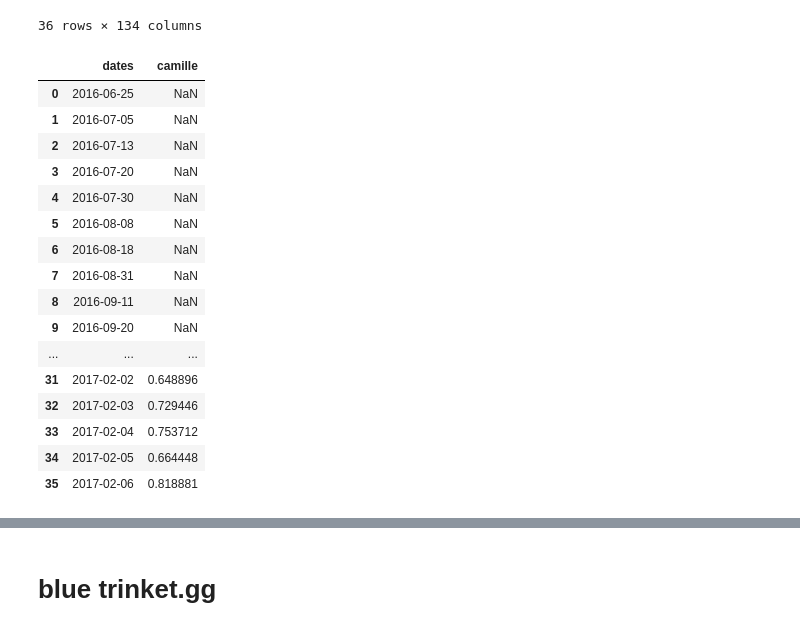
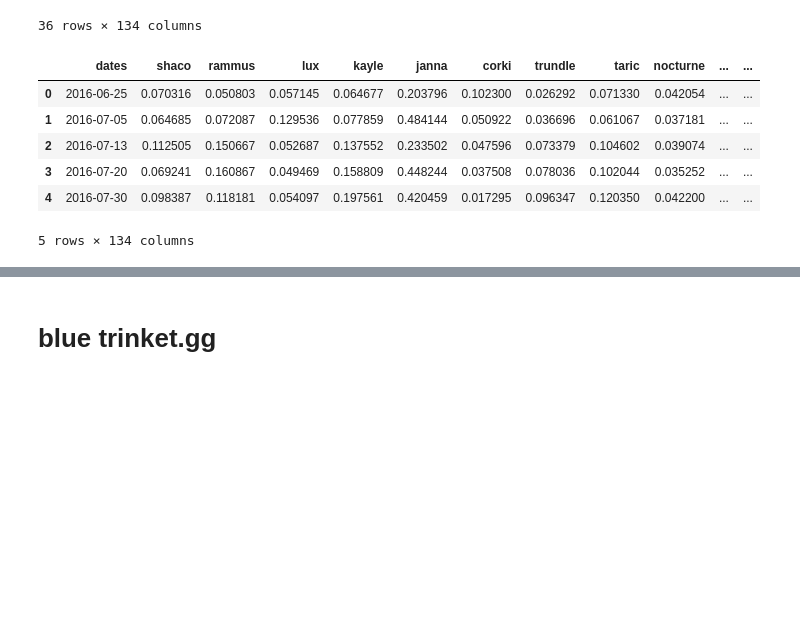
Before and after one commit to joseph-jnl/insight, a Jupyter notebook: flask_scrape.ipynb, the cells around one changed output, grey strips where cells are left out. Saved outputs shown, nothing was run; the diff lists cells and outputs as text; code cells hidden in the pictures; blank space fills up the shorter version.

```diff
--- a/flask_scrape.ipynb
+++ b/flask_scrape.ipynb
@@ -522,28 +522,18 @@ data.to_csv('lolcurrent_buff_probs.csv', index=False)
 
 # champ_names.to_csv('champcommas.csv', line_terminator="',\n'", index=False)
 # %%
-import pandas as pd
+# import pandas as pd
 
-champ = 'camille'
-nerfs = pd.read_csv('./flasklol/app/static/data/graph_nerfs_all.csv')
-dfn = nerfs[['dates', champ]]
-# df.to_csv('./flasklol/app/static/data/nerfb.csv',index=False)
-dfn
+# champ = 'camille'
+# nerfs = pd.read_csv('./flasklol/app/static/data/graph_nerfs_all.csv')
+# dfn = nerfs[['dates', champ]]
+# # df.to_csv('./flasklol/app/static/data/nerfb.csv',index=False)
+# nerfs.head()
 # %% [output]
-|  | dates | camille |
-| 0 | 2016-06-25 | NaN |
-| 1 | 2016-07-05 | NaN |
-| 2 | 2016-07-13 | NaN |
-| 3 | 2016-07-20 | NaN |
-| 4 | 2016-07-30 | NaN |
-| 5 | 2016-08-08 | NaN |
-| 6 | 2016-08-18 | NaN |
-| 7 | 2016-08-31 | NaN |
-| 8 | 2016-09-11 | NaN |
-| 9 | 2016-09-20 | NaN |
-| ... | ... | ... |
-| 31 | 2017-02-02 | 0.648896 |
-| 32 | 2017-02-03 | 0.729446 |
-| 33 | 2017-02-04 | 0.753712 |
-| 34 | 2017-02-05 | 0.664448 |
-| 35 | 2017-02-06 | 0.818881 |
+|  | dates | shaco | rammus | lux | kayle | janna | corki | trundle | taric | nocturne | ... | ... |
+| 0 | 2016-06-25 | 0.070316 | 0.050803 | 0.057145 | 0.064677 | 0.203796 | 0.102300 | 0.026292 | 0.071330 | 0.042054 | ... | ... |
+| 1 | 2016-07-05 | 0.064685 | 0.072087 | 0.129536 | 0.077859 | 0.484144 | 0.050922 | 0.036696 | 0.061067 | 0.037181 | ... | ... |
+| 2 | 2016-07-13 | 0.112505 | 0.150667 | 0.052687 | 0.137552 | 0.233502 | 0.047596 | 0.073379 | 0.104602 | 0.039074 | ... | ... |
+| 3 | 2016-07-20 | 0.069241 | 0.160867 | 0.049469 | 0.158809 | 0.448244 | 0.037508 | 0.078036 | 0.102044 | 0.035252 | ... | ... |
+| 4 | 2016-07-30 | 0.098387 | 0.118181 | 0.054097 | 0.197561 | 0.420459 | 0.017295 | 0.096347 | 0.120350 | 0.042200 | ... | ... |
+5 rows × 134 columns
```
Also changed, not shown: parts of 5 cells of this notebook, 2 other files.
